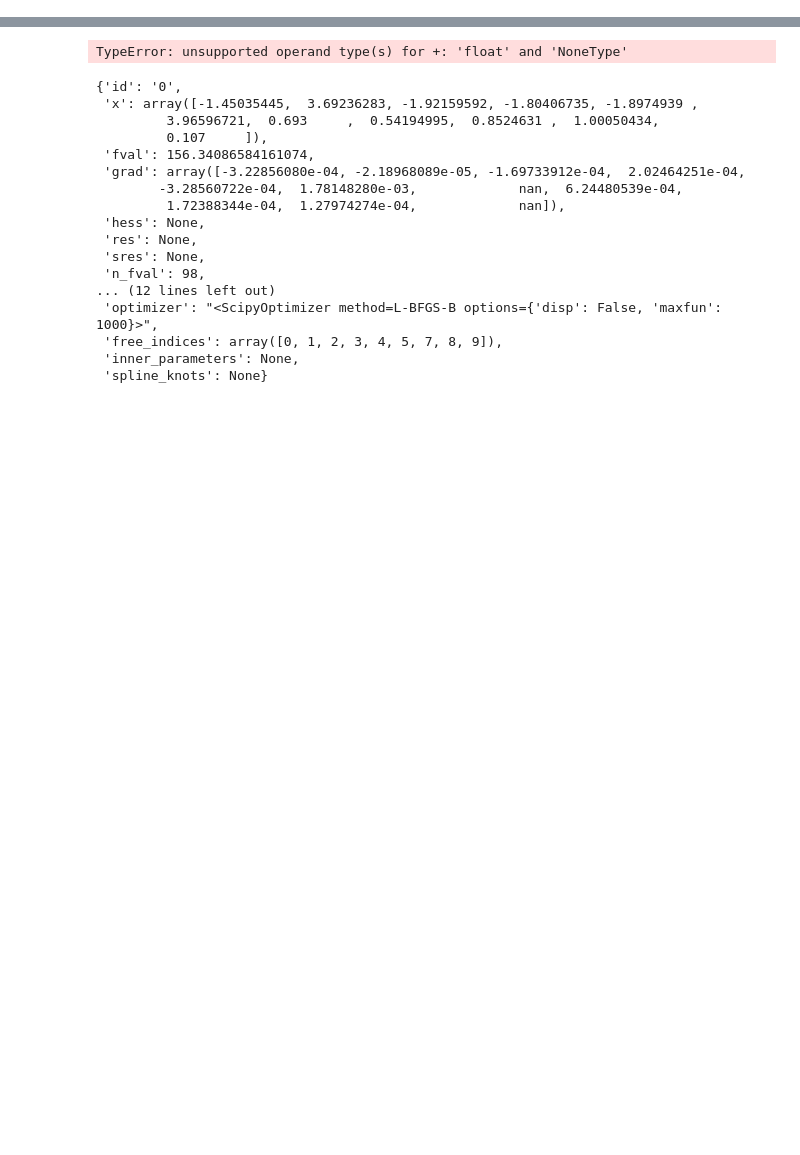
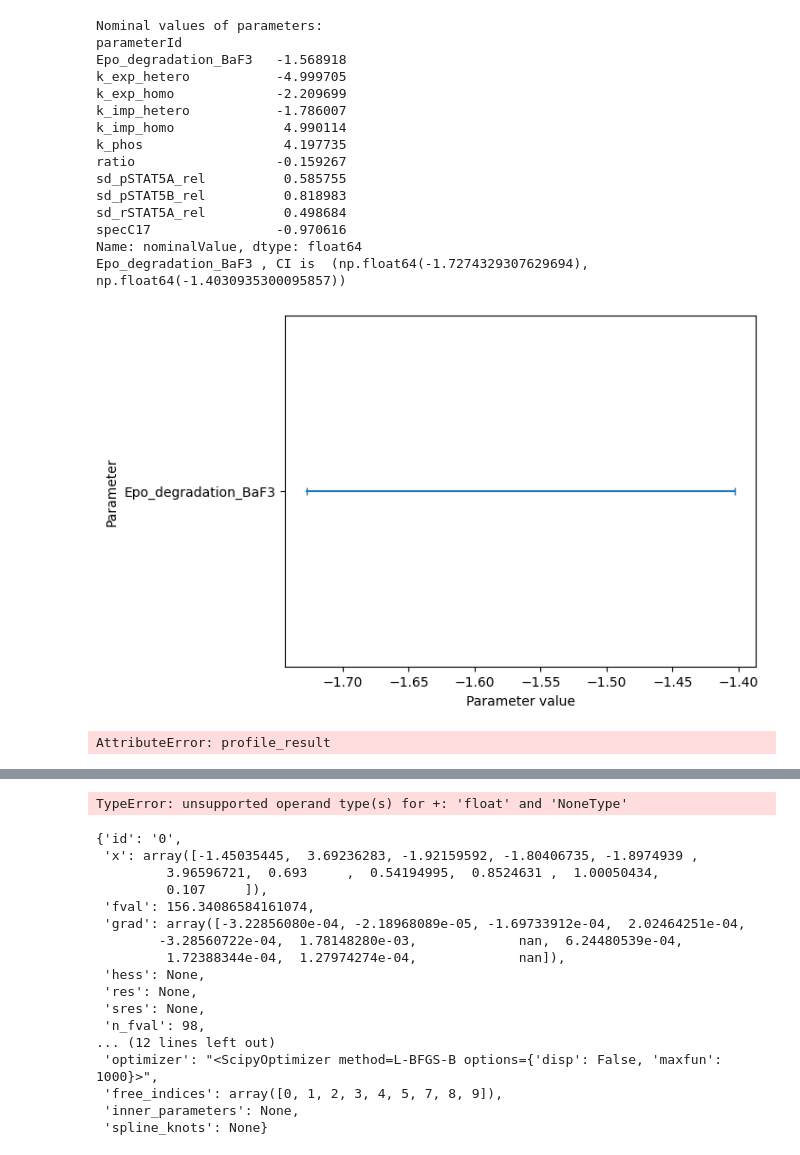
Before and after one commit to insysbio/LikelihoodProfiler.jl, a Jupyter notebook: benchmarks/Boehm2014/pypesto.ipynb, the cells around one changed output, grey strips where cells are left out. Cells and saved outputs as stored; diff of their text form; code cells hidden in the pictures; blank space fills up the shorter version.

```diff
--- a/benchmarks/Boehm2014/pypesto.ipynb
+++ b/benchmarks/Boehm2014/pypesto.ipynb
@@ -0,0 +83,3 @@
+# %%
+x_nominal = np.array(np.log10(petab_problem.parameter_df["nominalValue"]))
+x_nominal
@@ -0,0 +90,5 @@
+# %%
+from pypesto.startpoint import FunctionStartpoints
+startpoint = FunctionStartpoints(lambda n_starts, lb, ub: x_nominal[problem.x_free_indices])
+
+startpoint(n_starts=n_starts, problem=problem)
@@ -0,0 +98,13 @@
+# %%
+# 4. Minimize
+result = optimize.minimize(
+    problem=problem,
+    optimizer=optimizer_scipy_powell,
+    n_starts=n_starts,
+    engine=engine,
+    options=opt_options,
+    startpoint_method=startpoint,
+)
+
+res = result.optimize_result.as_list()[0]
+res
@@ -0,0 +129,16 @@
+# %%
+profile_options = pypesto.profile.ProfileOptions(
+    default_step_size=0.01,
+    reg_order=0
+)
+
+# 5. Profile!
+result = pypesto.profile.parameter_profile(
+    problem=problem,
+    result=result,
+    optimizer=optimizer_scipy_powell,
+    engine=engine,
+    profile_options=profile_options,
+    next_guess_method='fixed_step',
+    profile_index=[0]
+)
@@ -0,0 +331,25 @@
+# %%
+res, fig, ax = profile_cis(result, profile_list=2)
+
+print("Nominal values of parameters:")
+print(np.log10(petab_problem.parameter_df["nominalValue"]))
+
+for (param, (lb, ub)) in res:
+    print(param, ", CI is ", (lb, ub))
+# %% [output]
+Nominal values of parameters:
+parameterId
+Epo_degradation_BaF3   -1.568918
+k_exp_hetero           -4.999705
+k_exp_homo             -2.209699
+k_imp_hetero           -1.786007
+k_imp_homo              4.990114
+k_phos                  4.197735
+ratio                  -0.159267
+sd_pSTAT5A_rel          0.585755
+sd_pSTAT5B_rel          0.818983
+sd_rSTAT5A_rel          0.498684
+specC17                -0.970616
+Name: nominalValue, dtype: float64
+Epo_degradation_BaF3 , CI is  (np.float64(-1.7274329307629694), np.float64(-1.4030935300095857))
+[figure, added]
@@ -1,3 +377,13 @@
+# %%
+# 5. Profile!
+result = pypesto.profile.parameter_profile(
+    problem=problem,
+    result=artificial_result,
+    optimizer=optimizer,
+    engine=engine,
+)
+# %% [output]
+AttributeError: profile_result
 # %%
 # 1. Import packages
 import logging
```
Also changed, not shown: parts of 27 cells of this notebook, 4 other files.
